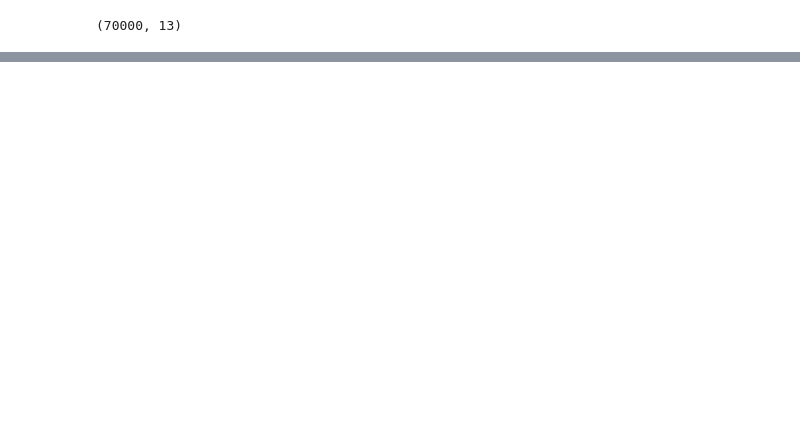
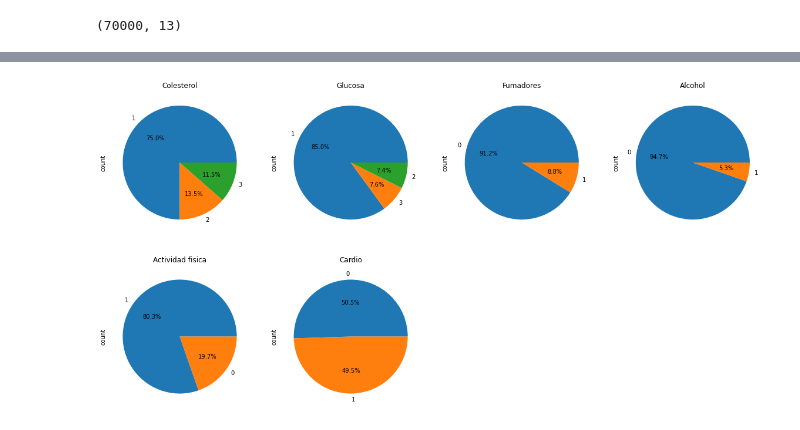
Before and after one commit to AnaLuna464/P.M3v1, a Jupyter notebook: cardio_train.ipynb, the cells around one changed output, grey strips where cells are left out. Cells and saved outputs as stored; diff of their text form; code cells hidden in the pictures; blank space fills up the shorter version.

```diff
--- a/cardio_train.ipynb
+++ b/cardio_train.ipynb
@@ -92,0 +102,14 @@ data.shape
+# %%
+# Modificar height de cm a m, el resultado muestre tres decimales
+data['height'] = (data['height'] / 100).round(3)
+# %%
+# Eliminar las filas de height que sean menores a 90 cm
+data = data[(data['height'] >= 1.10) & (data['height'] <= 2.10)]
+# %%
+# Cambiar el nombre de la columna ap_hi a systolic y ap_lo a diastolic
+data.rename(columns = {'ap_hi':'systolic', 'ap_lo':'diastolic'}, inplace = True)
+# %%
+# sistolica normal menos de 120 mayor de 180, diastolica menos de 80 y mas de 120
+# Eliminar las filas systolic menores a 90 y mayores a 210 y diastolic menores a 50 y mayores a 150
+data = data[(data['systolic'] >= 90) & (data['systolic'] <= 210)]
+data = data[(data['diastolic'] >= 50) & (data['diastolic'] <= 150)]
@@ -92,0 +171,30 @@ data.shape
+# %%
+# Graficas pie de las variables 'ap_hi', 'ap_lo', 'cholesterol', 'gluc', 'smoke', 'alco', 'active', 'cardio'
+plt.figure(figsize=(20,10))
+plt.subplot(2,4,1)
+data['cholesterol'].value_counts().plot.pie(autopct='%1.1f%%')
+plt.title('Colesterol') # 1: normal, 2: por encima de lo normal, 3: muy por encima de lo normal
+
+plt.subplot(2,4,2)
+data['gluc'].value_counts().plot.pie(autopct='%1.1f%%')
+plt.title('Glucosa') # 1: normal, 2: por encima de lo normal, 3: muy por encima de lo normal
+
+plt.subplot(2,4,3)
+data['smoke'].value_counts().plot.pie(autopct='%1.1f%%')
+plt.title('Fumadores') # 0 = No, 1 = Si
+
+plt.subplot(2,4,4)
+data['alco'].value_counts().plot.pie(autopct='%1.1f%%')
+plt.title('Alcohol') # 0 = No, 1 = Si
+
+plt.subplot(2,4,5)
+data['active'].value_counts().plot.pie(autopct='%1.1f%%')
+plt.title('Actividad fisica') # 0 = No, 1 = Si
+
+plt.subplot(2,4,6)
+data['cardio'].value_counts().plot.pie(autopct='%1.1f%%')
+plt.title('Cardio') # 0 = No, 1 = Si
+
+plt.show()
+# %% [output]
+[figure, added]
```
Also changed, not shown: parts of 19 cells of this notebook.
